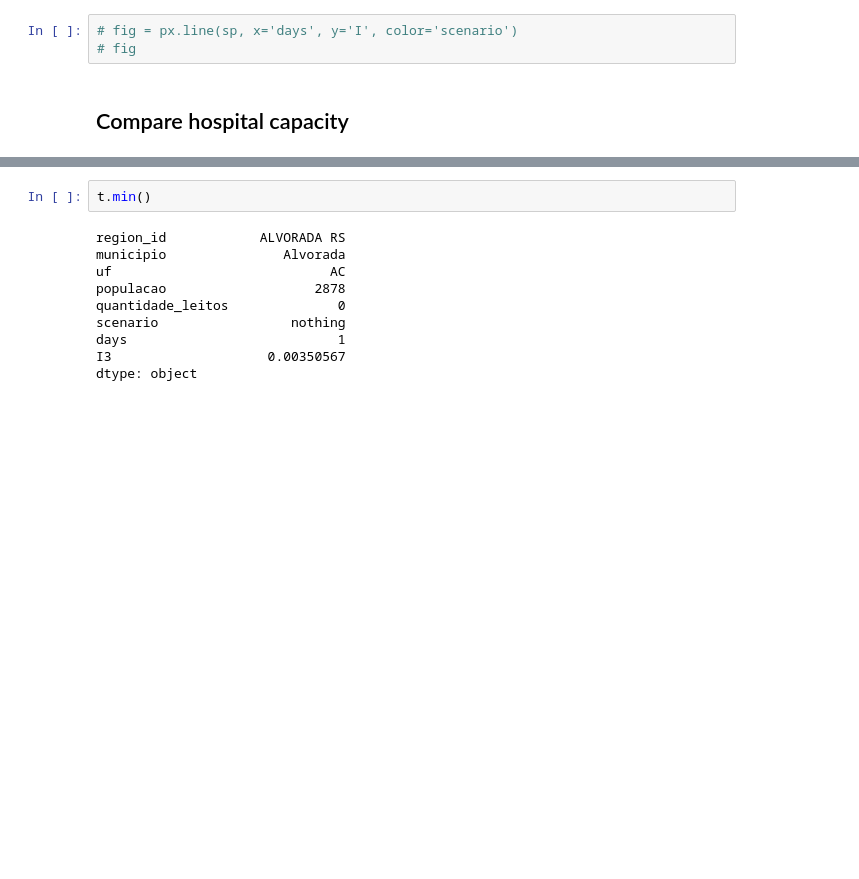
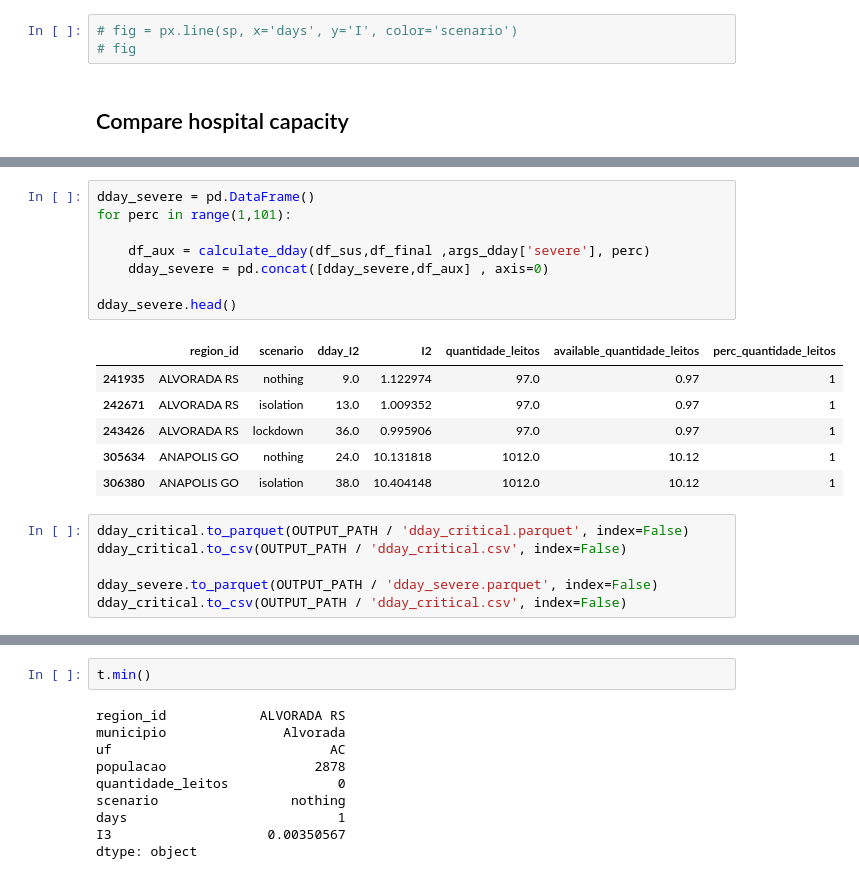
Before and after one commit to JoaoCarabetta/SimulaCovid, a Jupyter notebook: notebooks/tests_model.ipynb, the cells around one changed output, grey strips where cells are left out. Saved outputs shown, nothing was run; the diff lists cells and outputs as text; blank space fills up the shorter version.

```diff
--- a/notebooks/tests_model.ipynb
+++ b/notebooks/tests_model.ipynb
@@ -314,3 +249,24 @@ dday_severe
+# %%
+dday_severe = pd.DataFrame()
+for perc in range(1,101):
+
+    df_aux = calculate_dday(df_sus,df_final ,args_dday['severe'], perc)
+    dday_severe = pd.concat([dday_severe,df_aux] , axis=0)
+
+dday_severe.head()
+# %% [output]
+|  | region_id | scenario | dday_I2 | I2 | quantidade_leitos | available_quantidade_leitos | perc_quantidade_leitos |
+| 241935 | ALVORADA RS | nothing | 9.0 | 1.122974 | 97.0 | 0.97 | 1 |
+| 242671 | ALVORADA RS | isolation | 13.0 | 1.009352 | 97.0 | 0.97 | 1 |
+| 243426 | ALVORADA RS | lockdown | 36.0 | 0.995906 | 97.0 | 0.97 | 1 |
+| 305634 | ANAPOLIS GO | nothing | 24.0 | 10.131818 | 1012.0 | 10.12 | 1 |
+| 306380 | ANAPOLIS GO | isolation | 38.0 | 10.404148 | 1012.0 | 10.12 | 1 |
+# %%
+dday_critical.to_parquet(OUTPUT_PATH / 'dday_critical.parquet', index=False)
+dday_critical.to_csv(OUTPUT_PATH / 'dday_critical.csv', index=False)
+
+dday_severe.to_parquet(OUTPUT_PATH / 'dday_severe.parquet', index=False)
+dday_critical.to_csv(OUTPUT_PATH / 'dday_critical.csv', index=False)
 # %%
 t = dday[dday['municipio'] != dday['uf']]
 px.histogram(t, 'days', title='Número de cidades por qtd de dias para colapso hospitalar (sem intervenção)')
```
Also changed, not shown: parts of 16 cells of this notebook, 11 other files.
